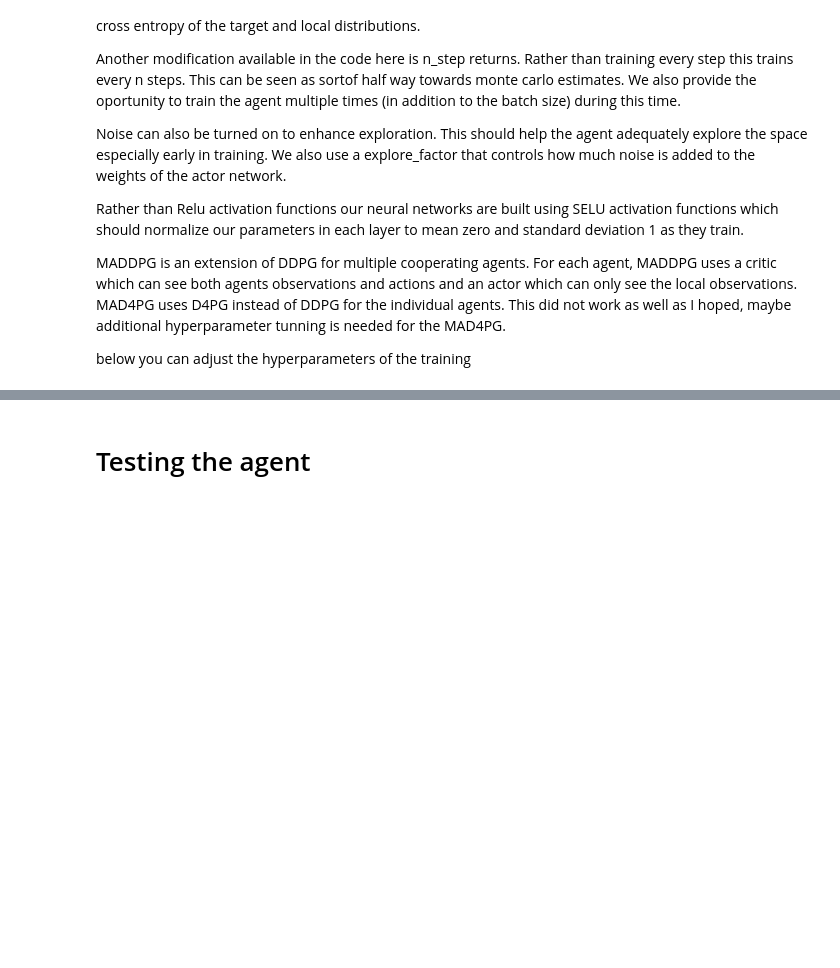
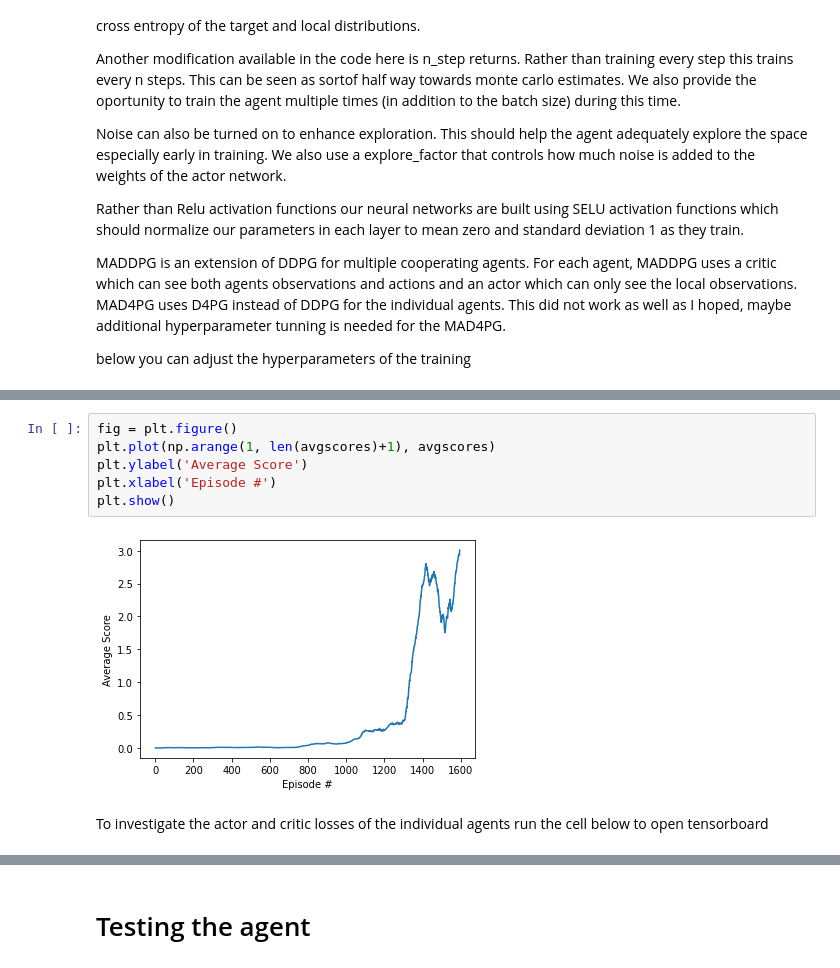
Before and after one commit to andrajan/Udacity_coopandcompetition, a Jupyter notebook: Report.ipynb, the cells around one changed output, grey strips where cells are left out. Cells and saved outputs as stored; diff of their text form; blank space fills up the shorter version.

```diff
--- a/Report.ipynb
+++ b/Report.ipynb
@@ -130,2 +133,12 @@ The environment is considered solved at 0.5 and thus here it is solved at 2200 e
+# %%
+fig = plt.figure()
+plt.plot(np.arange(1, len(avgscores)+1), avgscores)
+plt.ylabel('Average Score')
+plt.xlabel('Episode #')
+plt.show()
+# %% [output]
+[figure, added]
+# %% [markdown]
+To investigate the actor and critic losses of the individual agents run the cell below to open tensorboard
 # %%
 !tensorboard --logdir=runs
```
Also changed, not shown: parts of 12 cells of this notebook, 1 other file.
